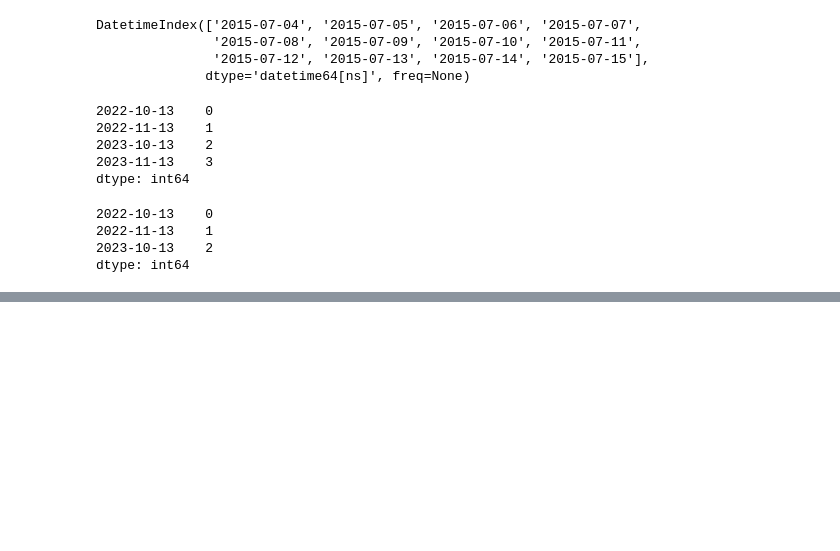
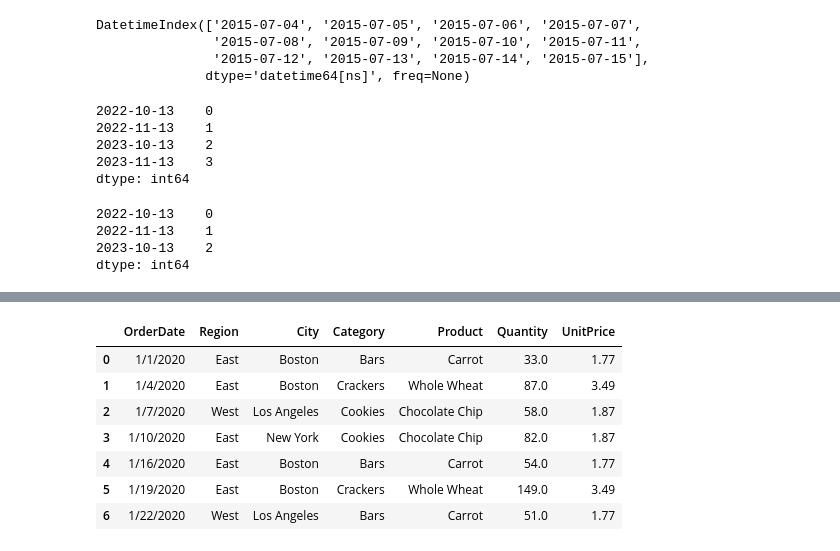
Before and after one commit to Abayrakdar/Testing, a Jupyter notebook: Week4_Python.ipynb, the cells around one changed output, grey strips where cells are left out. Cells and saved outputs as stored; diff of their text form; code cells hidden in the pictures; blank space fills up the shorter version.

```diff
--- a/Week4_Python.ipynb
+++ b/Week4_Python.ipynb
@@ -408,0 +447,11 @@ dtype: int64
+# %%
+df.drop(["id"],axis=1) # if we add inplace=True then the changes of dropping that is deleting the column will be permanent.
+# %% [output]
+|  | OrderDate | Region | City | Category | Product | Quantity | UnitPrice |
+| 0 | 1/1/2020 | East | Boston | Bars | Carrot | 33.0 | 1.77 |
+| 1 | 1/4/2020 | East | Boston | Crackers | Whole Wheat | 87.0 | 3.49 |
+| 2 | 1/7/2020 | West | Los Angeles | Cookies | Chocolate Chip | 58.0 | 1.87 |
+| 3 | 1/10/2020 | East | New York | Cookies | Chocolate Chip | 82.0 | 1.87 |
+| 4 | 1/16/2020 | East | Boston | Bars | Carrot | 54.0 | 1.77 |
+| 5 | 1/19/2020 | East | Boston | Crackers | Whole Wheat | 149.0 | 3.49 |
+| 6 | 1/22/2020 | West | Los Angeles | Bars | Carrot | 51.0 | 1.77 |
```
Also changed, not shown: parts of 4 cells of this notebook.
